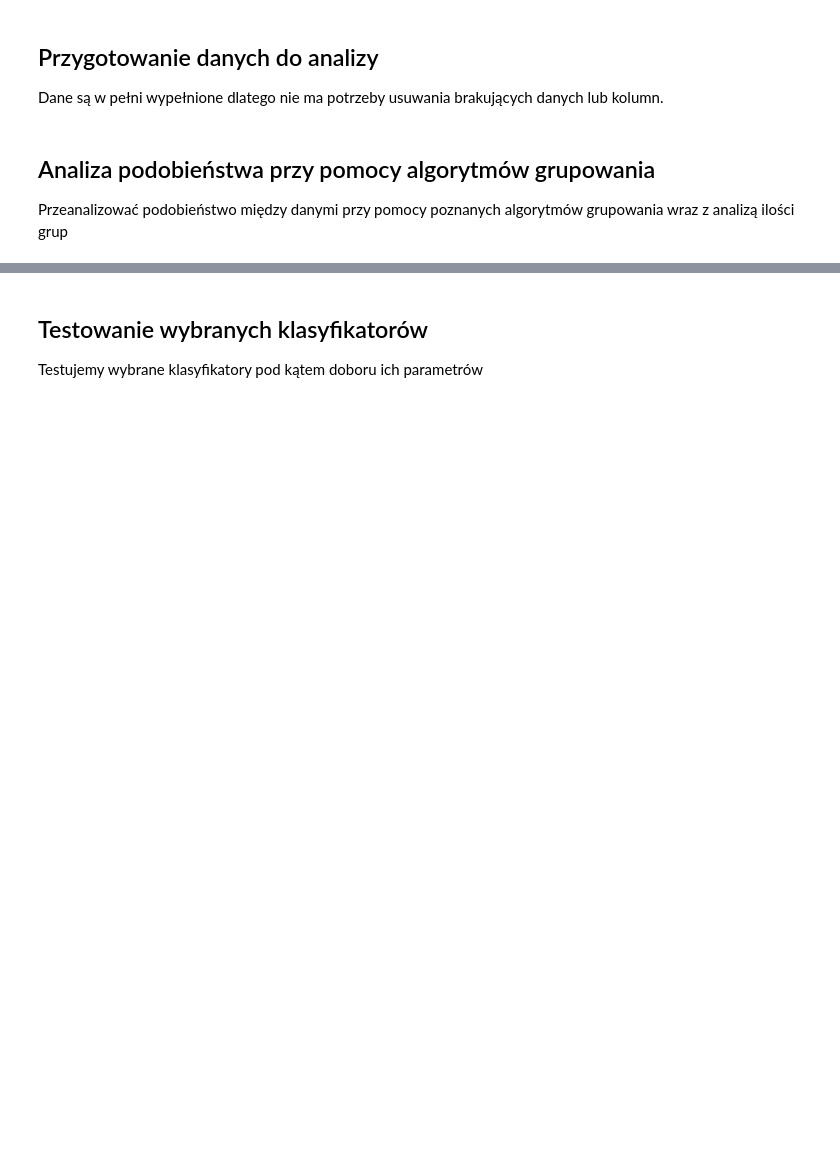
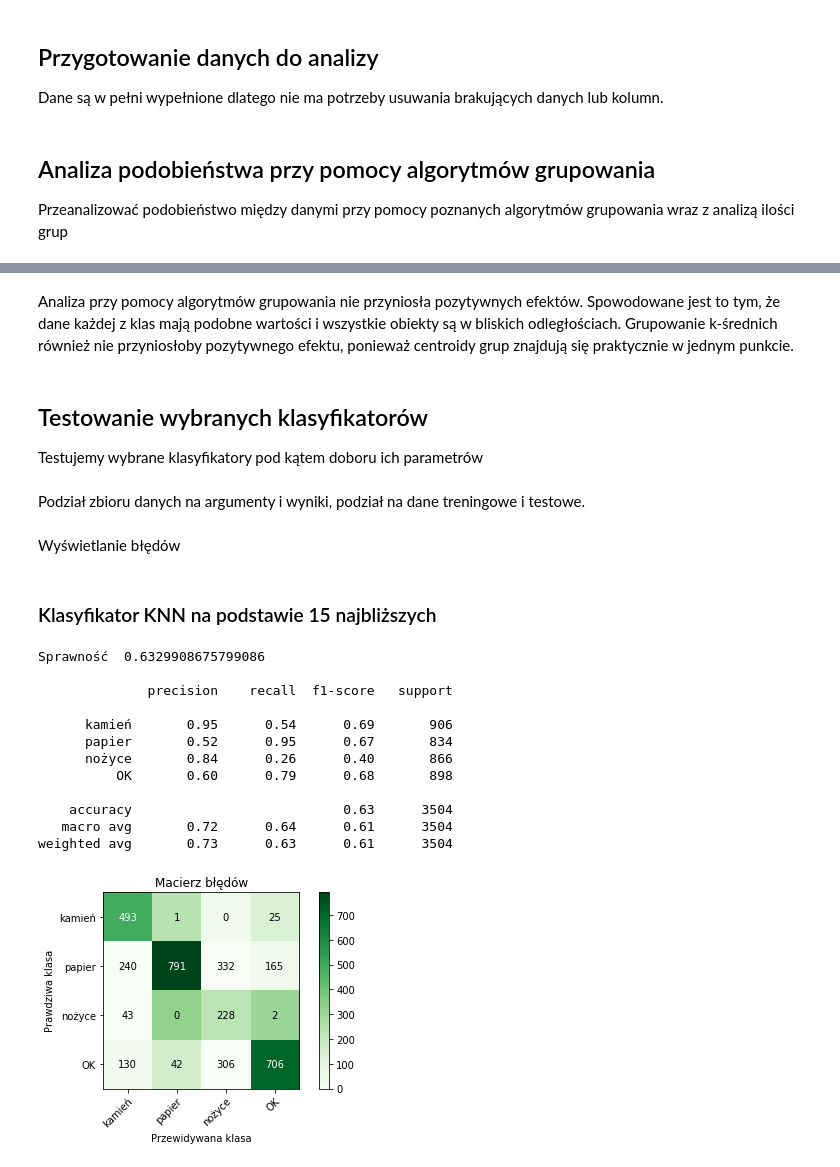
Before and after one commit to dkacperski97/gesture-classification, a Jupyter notebook: gesture-classification.ipynb, the cells around one changed output, grey strips where cells are left out. Drawn from its saved outputs; the diff is of its cells as text; code cells hidden in the pictures; blank space fills up the shorter version.

```diff
--- a/gesture-classification.ipynb
+++ b/gesture-classification.ipynb
@@ -156,3 +177,5 @@ ValueError: Unknown linkage type single.Valid options are dict_keys(['ward', 'co
+# %% [markdown]
+Analiza przy pomocy algorytmów grupowania nie przyniosła pozytywnych efektów. Spowodowane jest to tym, że dane każdej z klas mają podobne wartości i wszystkie obiekty są w bliskich odległościach. Grupowanie k-średnich również nie przyniosłoby pozytywnego efektu, ponieważ centroidy grup znajdują się praktycznie w jednym punkcie.
 # %% [markdown]
 ## Testowanie wybranych klasyfikatorów
 
@@ -170,3 +191,5 @@ Podział zbioru danych na argumenty i wyniki, podział na dane treningowe i test
+# %% [markdown]
+Podział zbioru danych na argumenty i wyniki, podział na dane treningowe i testowe.
 # %%
 x = data.drop(['gesture'], axis=1)
 x = StandardScaler().fit_transform(x)
@@ -178,3 +199,5 @@ Wyświetlanie błędów
+# %% [markdown]
+Wyświetlanie błędów
 # %%
 import numpy as np
 
@@ -214,14 +235,30 @@ def view_confusion_matrix(y_true, y_pred, classes,title=None, cmap=plt.cm.Greens
+# %% [markdown]
+### Klasyfikator KNN na podstawie 15 najbliższych
 # %%
 knn = KNeighborsClassifier(15)
 
 knn.fit(x_train, y_train)
 y_pred = knn.predict(x_test)
-result = knn.result(x_test, y_test)
+result = knn.score(x_test, y_test)
 
 target_names=['kamień','papier','nożyce','OK']
 
 print("Sprawność ", result, "\n" )
 print(classification_report(y_test, y_pred, target_names=target_names))
 view_confusion_matrix(y_test, y_pred, classes=target_names)
 
 plt.show()
+# %% [output]
+Sprawność  0.6329908675799086
+
+              precision    recall  f1-score   support
+
+      kamień       0.95      0.54      0.69       906
+      papier       0.52      0.95      0.67       834
+      nożyce       0.84      0.26      0.40       866
+          OK       0.60      0.79      0.68       898
+
+    accuracy                           0.63      3504
+   macro avg       0.72      0.64      0.61      3504
+weighted avg       0.73      0.63      0.61      3504
+[figure, added]
```
Also changed, not shown: parts of 28 cells of this notebook.
